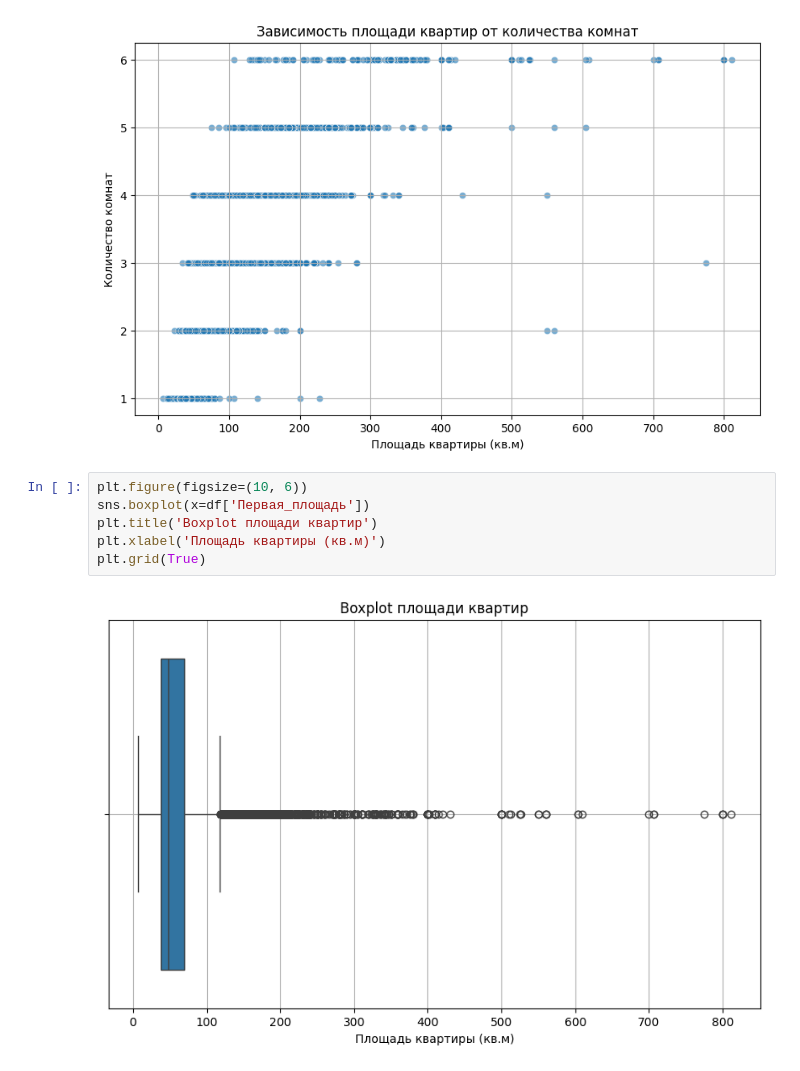
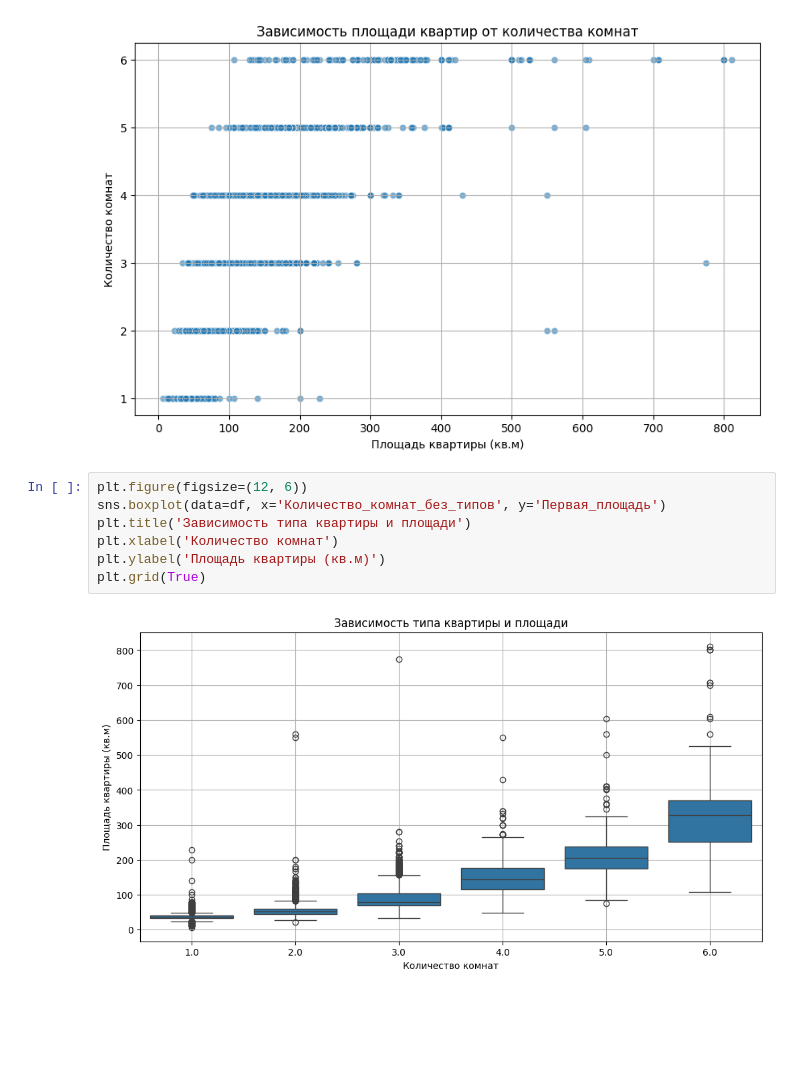
Before and after one commit to Frorxlam/Rent-data-project, a Jupyter notebook: EDA.ipynb, the cells around one changed output. Drawn from its saved outputs; the diff is of its cells as text; blank space fills up the shorter version.

```diff
--- a/EDA.ipynb
+++ b/EDA.ipynb
@@ -54,10 +52,11 @@ plt.grid(True)
 # %% [output]
 [figure]
 # %%
-plt.figure(figsize=(10, 6))
-sns.boxplot(x=df['Первая_площадь'])
-plt.title('Boxplot площади квартир')
-plt.xlabel('Площадь квартиры (кв.м)')
+plt.figure(figsize=(12, 6))
+sns.boxplot(data=df, x='Количество_комнат_без_типов', y='Первая_площадь')
+plt.title('Зависимость типа квартиры и площади')
+plt.xlabel('Количество комнат')
+plt.ylabel('Площадь квартиры (кв.м)')
 plt.grid(True)
 # %% [output]
-[figure, old version]
+[figure, new version]
```
Also changed, not shown: parts of 4 cells of this notebook.
